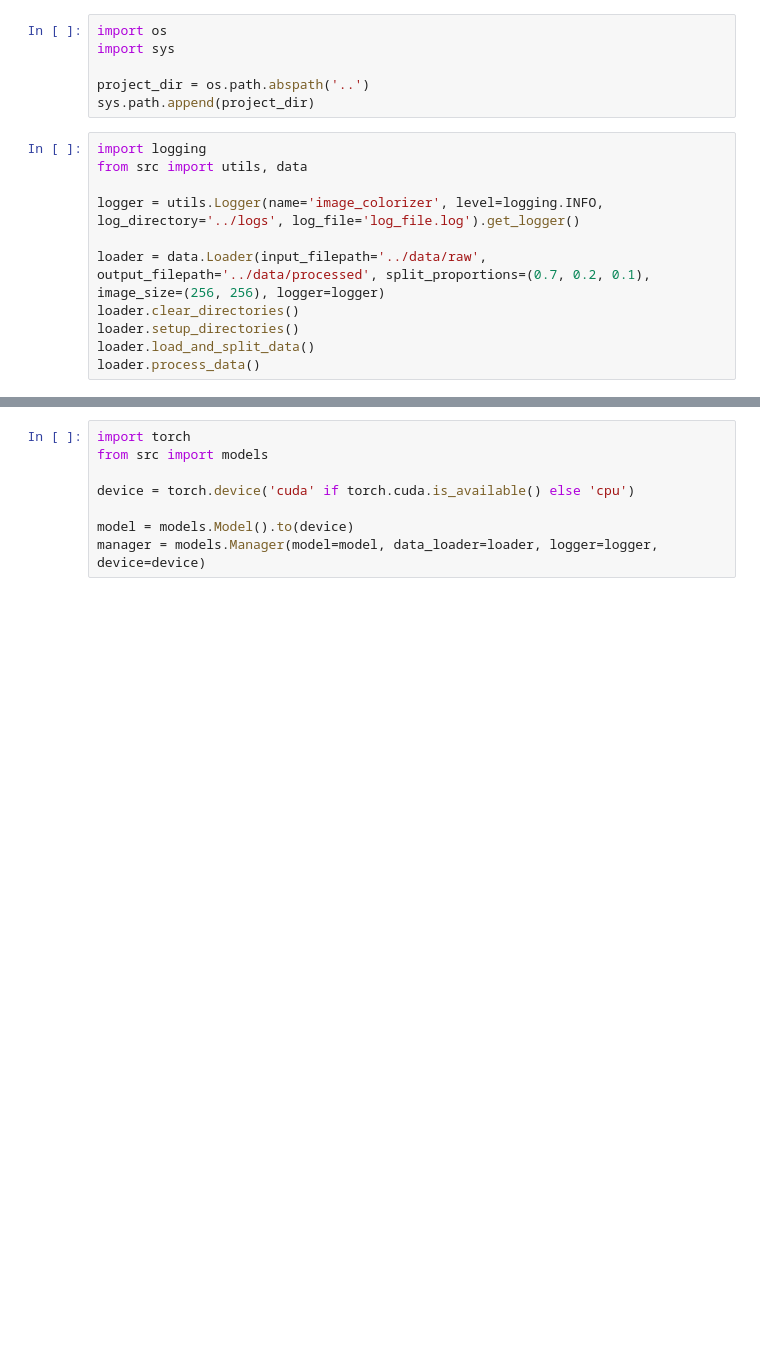
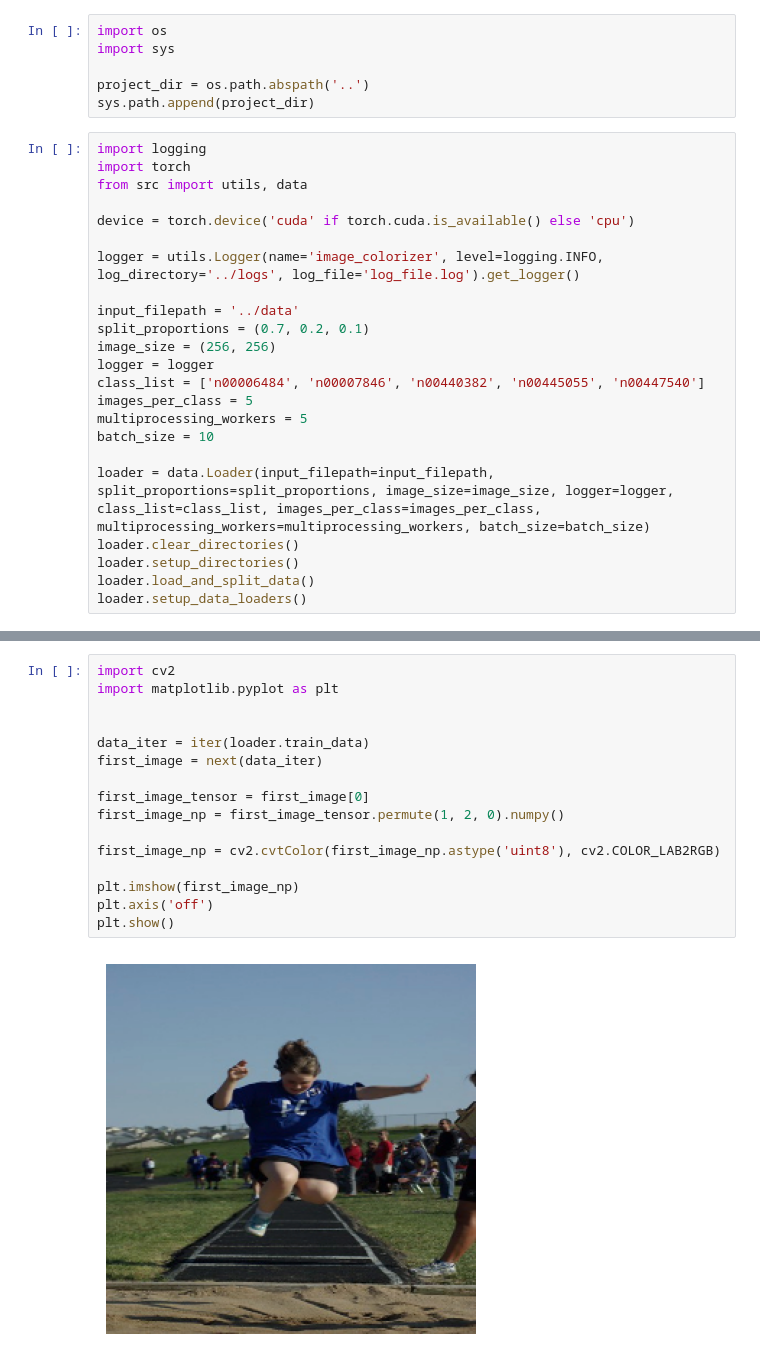
Before and after one commit to MrLipa/Study_2Y-3S_Deep_Learning_With_CUDA, a Jupyter notebook: notebooks/image_colorizator.ipynb, the cells around one changed output, grey strips where cells are left out. Cells and saved outputs as stored; diff of their text form; blank space fills up the shorter version.

```diff
--- a/notebooks/image_colorizator.ipynb
+++ b/notebooks/image_colorizator.ipynb
@@ -6,13 +6,25 @@ project_dir = os.path.abspath('..')
 sys.path.append(project_dir)
 # %%
 import logging
+import torch
 from src import utils, data
+
+device = torch.device('cuda' if torch.cuda.is_available() else 'cpu')
 
 logger = utils.Logger(name='image_colorizer', level=logging.INFO, log_directory='../logs', log_file='log_file.log').get_logger()
 
-loader = data.Loader(input_filepath='../data/raw', output_filepath='../data/processed', split_proportions=(0.7, 0.2, 0.1), image_size=(256, 256), logger=logger)
+input_filepath = '../data'
+split_proportions = (0.7, 0.2, 0.1)
+image_size = (256, 256)
+logger = logger
+class_list = ['n00006484', 'n00007846', 'n00440382', 'n00445055', 'n00447540']
+images_per_class = 5
+multiprocessing_workers = 5
+batch_size = 10
+
+loader = data.Loader(input_filepath=input_filepath, split_proportions=split_proportions, image_size=image_size, logger=logger, class_list=class_list, images_per_class=images_per_class, multiprocessing_workers=multiprocessing_workers, batch_size=batch_size)
 loader.clear_directories()
 loader.setup_directories()
 loader.load_and_split_data()
-loader.process_data()
+loader.setup_data_loaders()
 # %% [output]
@@ -36,8 +48,18 @@ loader.process_data()
-# %%
-import torch
-from src import models
-
-device = torch.device('cuda' if torch.cuda.is_available() else 'cpu')
-
-model = models.Model().to(device)
-manager = models.Manager(model=model, data_loader=loader, logger=logger, device=device)
+# %%
+import cv2
+import matplotlib.pyplot as plt
+
+
+data_iter = iter(loader.train_data)
+first_image = next(data_iter)
+
+first_image_tensor = first_image[0]
+first_image_np = first_image_tensor.permute(1, 2, 0).numpy()
+
+first_image_np = cv2.cvtColor(first_image_np.astype('uint8'), cv2.COLOR_LAB2RGB)
+
+plt.imshow(first_image_np)
+plt.axis('off')
+plt.show()
+# %% [output]
+[figure, added]
```
Also changed, not shown: parts of 1 cell of this notebook, 4 other files.
